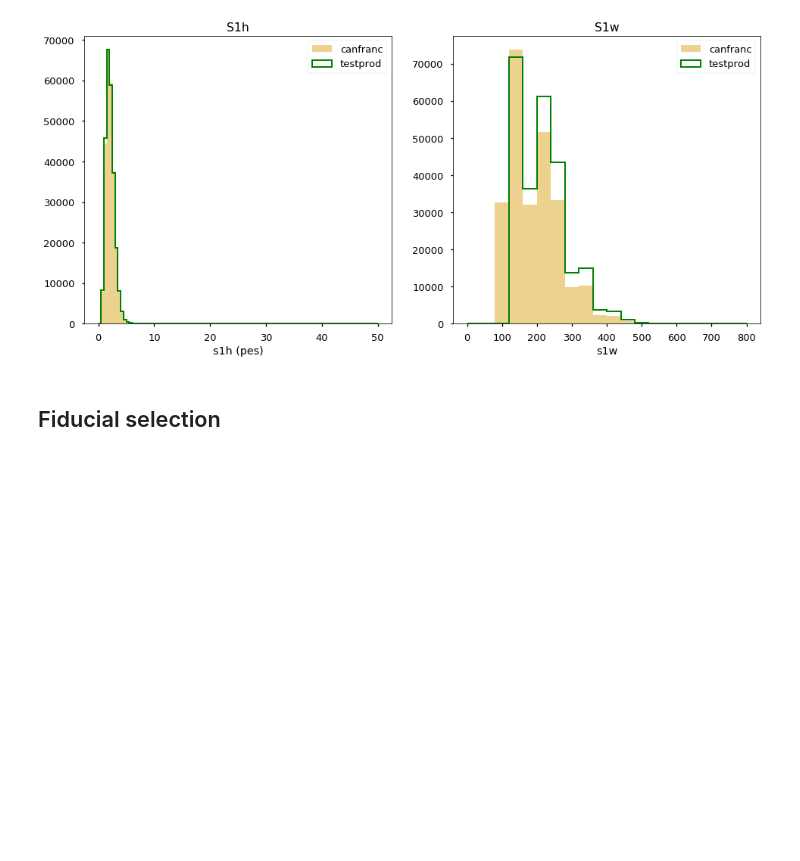
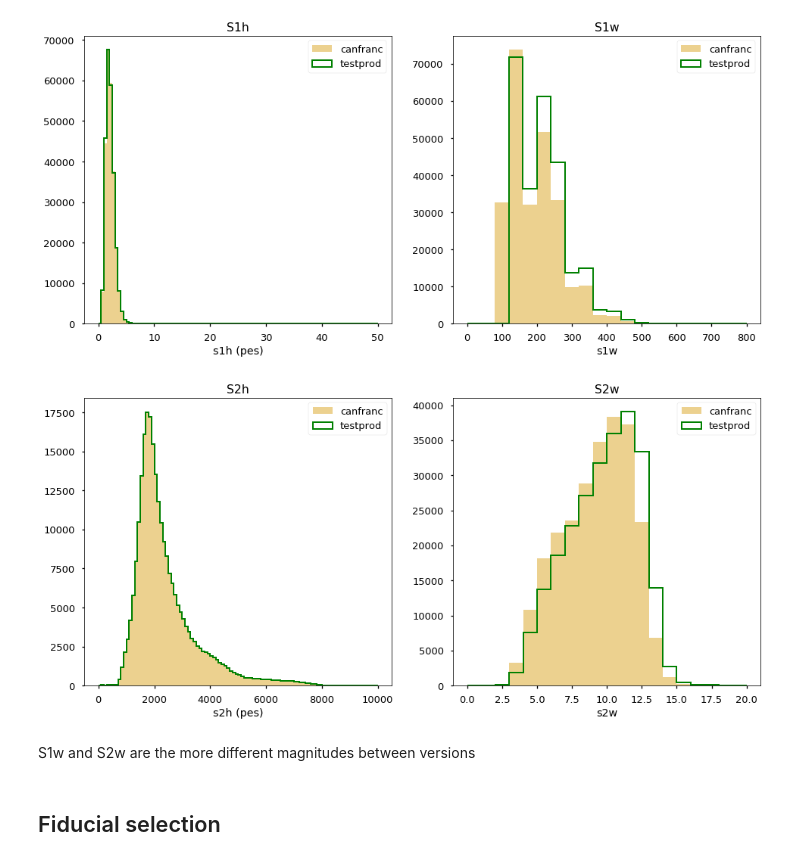
Before and after one commit to ausonandres/ICNB, a Jupyter notebook: IC_issue_comparison/IC_issue_dsts_6971.ipynb, the cells around one changed output. Drawn from its saved outputs; the diff is of its cells as text; code cells hidden in the pictures; blank space fills up the shorter version.

```diff
--- a/IC_issue_comparison/IC_issue_dsts_6971.ipynb
+++ b/IC_issue_comparison/IC_issue_dsts_6971.ipynb
@@ -363,6 +363,24 @@ plt.xlabel('s1w');
 plt.title('S1w');
 # %% [output]
 [figure]
+# %%
+plt.figure(figsize=(16,7));
+plt.subplot(1,2,1);
+plt.hist(kdst_canfranc2.S2h, 100, (0,10000), color='goldenrod' , label='canfranc', alpha=0.5)
+plt.hist(kdst_testprod2.S2h, 100, (0,10000), color='green', label='testprod', histtype='step', linewidth=2)
+plt.legend();
+plt.xlabel('s2h (pes)');
+plt.title('S2h');
+plt.subplot(1,2,2);
+plt.hist(kdst_canfranc2.S2w, 20, (0,20), color='goldenrod' , label='canfranc', alpha=0.5)
+plt.hist(kdst_testprod2.S2w, 20, (0,20), color='green', label='testprod', histtype='step', linewidth=2)
+plt.legend();
+plt.xlabel('s2w');
+plt.title('S2w');
+# %% [output]
+[figure, added]
+# %% [markdown]
+S1w and S2w are the more different magnitudes between versions
 # %% [markdown]
 ## Fiducial selection
 # %%
```
